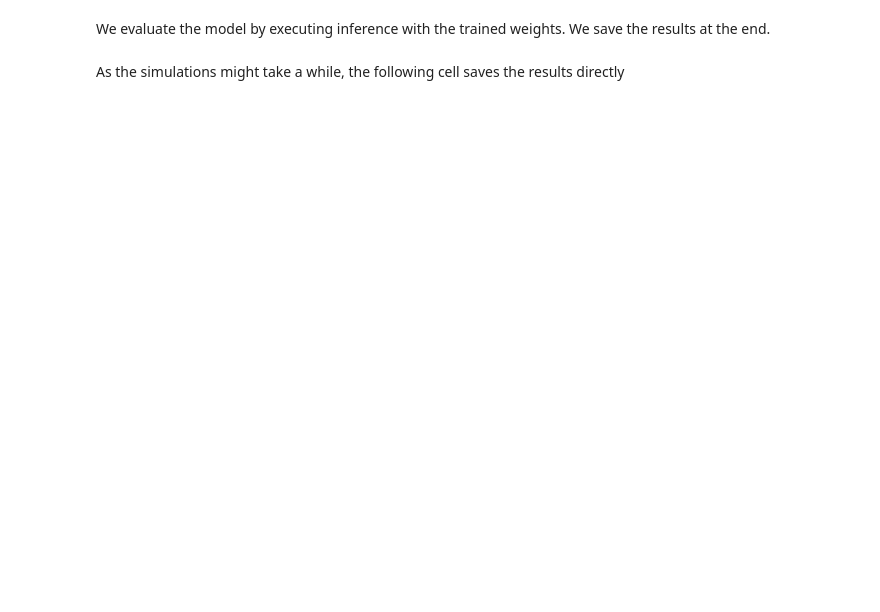
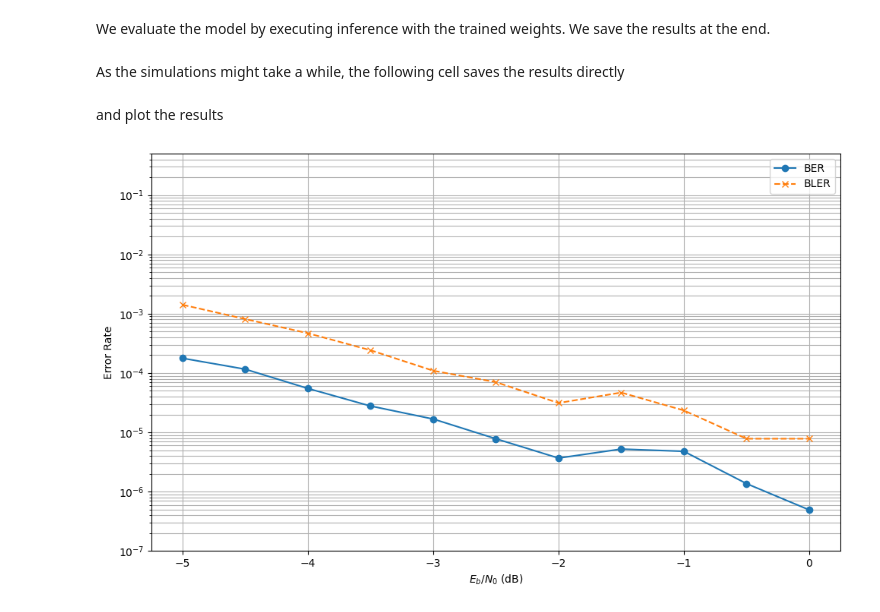
Before and after one commit to ant-uni-bremen/OpenNTN, a Jupyter notebook: example/ML_based_SIMO_receiver.ipynb, the cells around one changed output. Saved outputs shown, nothing was run; the diff lists cells and outputs as text; code cells hidden in the pictures; blank space fills up the shorter version.

Commit message:
Added plot of results and adjusted SNR range

```diff
--- a/example/ML_based_SIMO_receiver.ipynb
+++ b/example/ML_based_SIMO_receiver.ipynb
@@ -68,7 +71,7 @@ evaluate_model = True
 model_weights_path = "ntn_deeprx_model_weights_no_Dopp"
 
 ebno_db_min = -5.0
-ebno_db_max = 16.0
+ebno_db_max = 0.5
 ebno_dbs = np.arange(ebno_db_min, # Min SNR for evaluation
                     ebno_db_max, # Max SNR for evaluation
                     0.5) # Step
@@ -398,13 +406,13 @@ with open(model_weights_path, 'wb') as f:
 
 start = time.time()
 SIMS = {
-    "ebno_db" : list(np.arange(-5, 16, 0.5)),
+    "ebno_db" : list(np.arange(-5, 0.5, 0.5)),
     "ber" : [],
     "bler" : [],
     "duration" : None
 }
 
-model = model = FullE2EModel(scenario="dur", perfect_csi=False, doppler_enabled=False, elevation_angle = 80.0, deep_rx = True, training=False)
+model = FullE2EModel(scenario="dur", perfect_csi=False, doppler_enabled=False, elevation_angle = 80.0, deep_rx = True, training=False)
 
 # Run one inference to build the layers and loading the weights
 model(1, tf.constant(10.0, tf.float32))
@@ -427,3 +435,21 @@ As the simulations might take a while, the following cell saves the results dire
 # %%
 ber = [0.00017755126953125, 0.00011601765950520834, 5.492655436197917e-05, 2.7776082356770834e-05, 1.6774495442708332e-05, 7.802327473958333e-06, 3.6824544270833335e-06, 5.223592122395833e-06, 4.786173502604166e-06, 1.3682047526041668e-06, 4.933675130208333e-07]
 bler = [0.0014140625, 0.0008125, 0.00046875, 0.0002421875, 0.000109375, 7.03125e-05, 3.125e-05, 4.6875e-05, 2.34375e-05, 7.8125e-06, 7.8125e-06]
+ebno_dbs = list(np.arange(-5, 0.5, 0.5))
+# %% [markdown]
+and plot the results
+# %%
+plt.figure(figsize=(10,6))
+# Baseline - Perfect CSI
+plt.semilogy(ebno_dbs, ber, 'o-', c=f'C0', label=f'BER')
+# Baseline - LS Estimation
+plt.semilogy(ebno_dbs, bler, 'x--', c=f'C1', label=f'BLER')
+
+plt.xlabel(r"$E_b/N_0$ (dB)")
+plt.ylabel("Error Rate")
+plt.grid(which="both")
+plt.ylim((1e-7, 0.5))
+plt.legend()
+plt.tight_layout()
+# %% [output]
+[figure, added]
```
Also changed, not shown: parts of 2 cells of this notebook.
